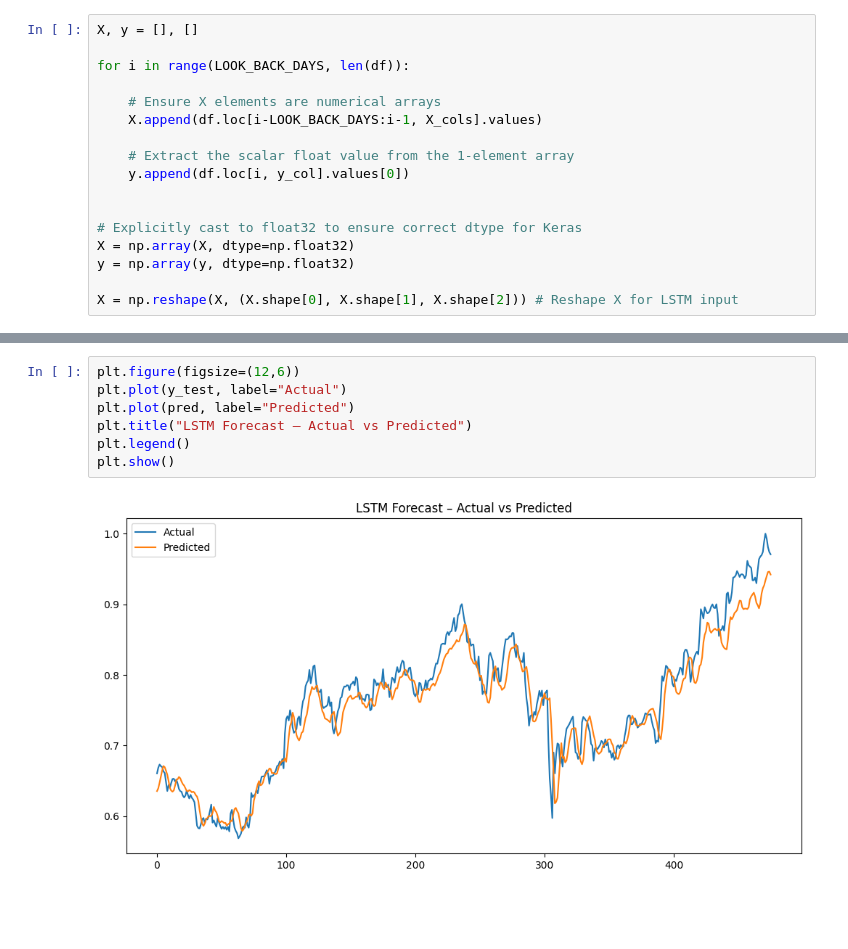
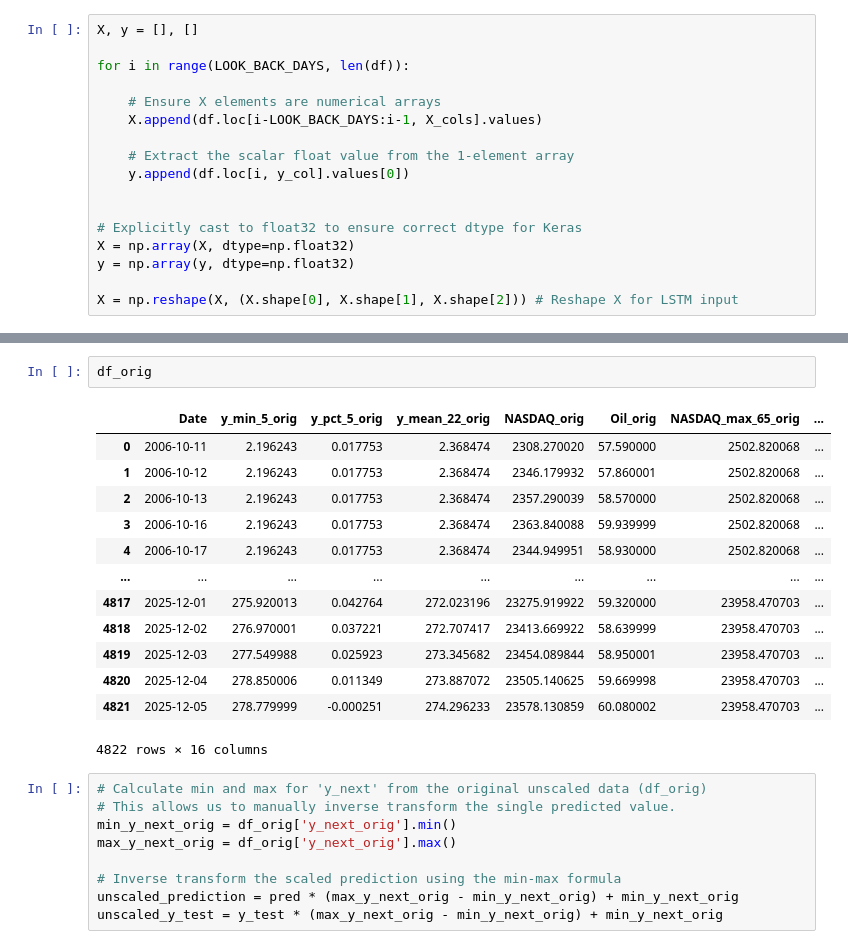
Before and after one commit to GuyRayOv/Stocks, a Jupyter notebook: notebooks/stocks_parallel_lstm_cnn.ipynb, the cells around one changed output, grey strips where cells are left out. Drawn from its saved outputs; the diff is of its cells as text; blank space fills up the shorter version.

```diff
--- a/notebooks/stocks_parallel_lstm_cnn.ipynb
+++ b/notebooks/stocks_parallel_lstm_cnn.ipynb
@@ -156,9 +161,25 @@ pred = model.predict(X_test)
-# %%
-plt.figure(figsize=(12,6))
-plt.plot(y_test, label="Actual")
-plt.plot(pred, label="Predicted")
-plt.title("LSTM Forecast – Actual vs Predicted")
-plt.legend()
-plt.show()
-# %% [output]
-[figure, removed]
+# %%
+df_orig
+# %% [output]
+|  | Date | y_min_5_orig | y_pct_5_orig | y_mean_22_orig | NASDAQ_orig | Oil_orig | NASDAQ_max_65_orig | ... |
+| 0 | 2006-10-11 | 2.196243 | 0.017753 | 2.368474 | 2308.270020 | 57.590000 | 2502.820068 | ... |
+| 1 | 2006-10-12 | 2.196243 | 0.017753 | 2.368474 | 2346.179932 | 57.860001 | 2502.820068 | ... |
+| 2 | 2006-10-13 | 2.196243 | 0.017753 | 2.368474 | 2357.290039 | 58.570000 | 2502.820068 | ... |
+| 3 | 2006-10-16 | 2.196243 | 0.017753 | 2.368474 | 2363.840088 | 59.939999 | 2502.820068 | ... |
+| 4 | 2006-10-17 | 2.196243 | 0.017753 | 2.368474 | 2344.949951 | 58.930000 | 2502.820068 | ... |
+| ... | ... | ... | ... | ... | ... | ... | ... | ... |
+| 4817 | 2025-12-01 | 275.920013 | 0.042764 | 272.023196 | 23275.919922 | 59.320000 | 23958.470703 | ... |
+| 4818 | 2025-12-02 | 276.970001 | 0.037221 | 272.707417 | 23413.669922 | 58.639999 | 23958.470703 | ... |
+| 4819 | 2025-12-03 | 277.549988 | 0.025923 | 273.345682 | 23454.089844 | 58.950001 | 23958.470703 | ... |
+| 4820 | 2025-12-04 | 278.850006 | 0.011349 | 273.887072 | 23505.140625 | 59.669998 | 23958.470703 | ... |
+| 4821 | 2025-12-05 | 278.779999 | -0.000251 | 274.296233 | 23578.130859 | 60.080002 | 23958.470703 | ... |
+4822 rows × 16 columns
+# %%
+# Calculate min and max for 'y_next' from the original unscaled data (df_orig)
+# This allows us to manually inverse transform the single predicted value.
+min_y_next_orig = df_orig['y_next_orig'].min()
+max_y_next_orig = df_orig['y_next_orig'].max()
+
+# Inverse transform the scaled prediction using the min-max formula
+unscaled_prediction = pred * (max_y_next_orig - min_y_next_orig) + min_y_next_orig
+unscaled_y_test = y_test * (max_y_next_orig - min_y_next_orig) + min_y_next_orig
```
Also changed, not shown: parts of 5 cells of this notebook.
